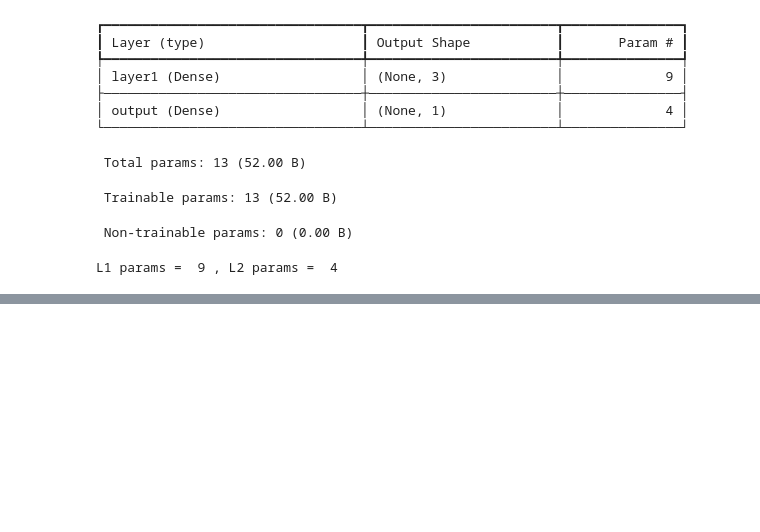
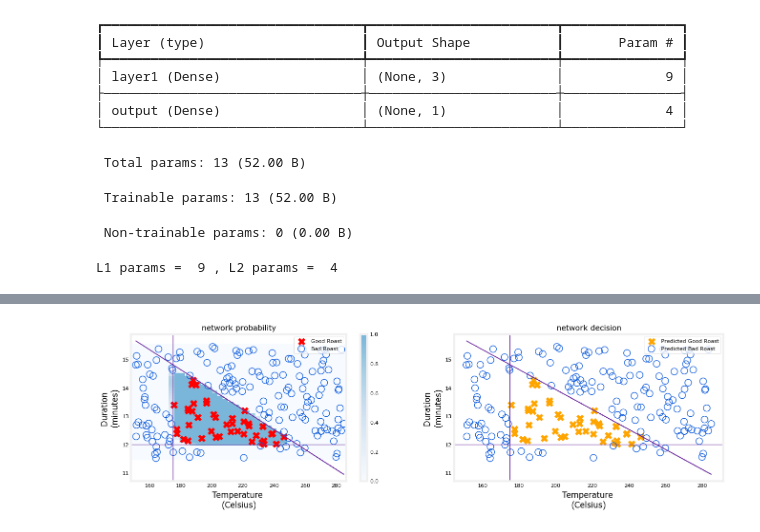
Before and after one commit to didulanthaisuru/neural_networks_A_to_Z, a Jupyter notebook: labs/lab_2_simple_neural_network.ipynb, the cells around one changed output, grey strips where cells are left out. Drawn from its saved outputs; the diff is of its cells as text; code cells hidden in the pictures; blank space fills up the shorter version.

```diff
--- a/labs/lab_2_simple_neural_network.ipynb
+++ b/labs/lab_2_simple_neural_network.ipynb
@@ -112,0 +216,4 @@ L1 params =  9 , L2 params =  4
+# %%
+netf= lambda x : model.predict(norm_l(x))
+plt_network(X,Y,netf)
+# %% [output]
@@ -112,0 +237 @@ L1 params =  9 , L2 params =  4
+[figure, added]
```
Also changed, not shown: parts of 9 cells of this notebook.
